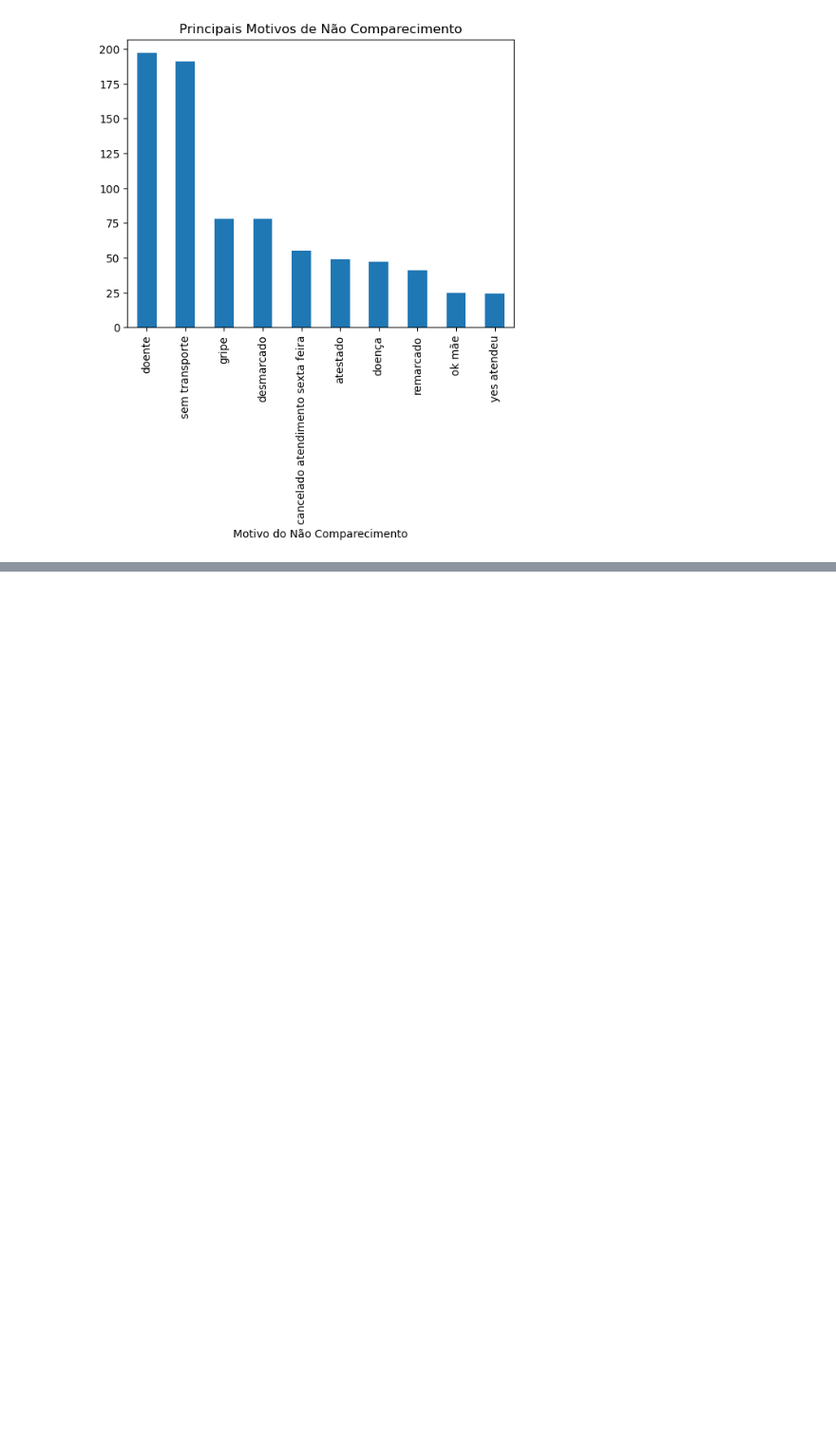
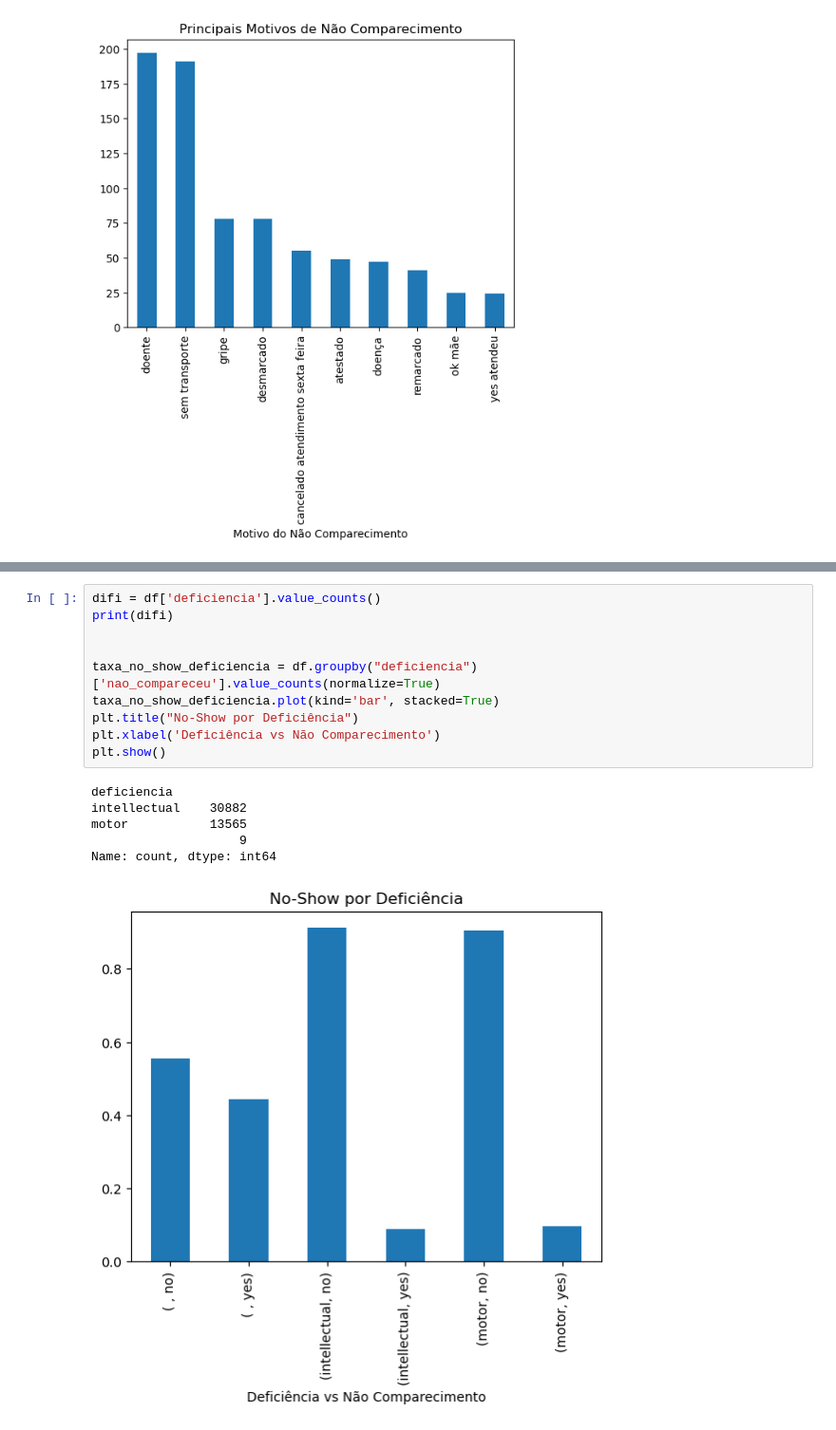
Before and after one commit to RodrigoD4v/no-show-prediction-model, a Jupyter notebook: notebooks/01_EDA.ipynb, the cells around one changed output, grey strips where cells are left out. Shown at 95% size. Saved outputs shown, nothing was run; the diff lists cells and outputs as text; blank space fills up the shorter version.

```diff
--- a/notebooks/01_EDA.ipynb
+++ b/notebooks/01_EDA.ipynb
@@ -346,0 +371,17 @@ plt.show()
+# %%
+difi = df['deficiencia'].value_counts()
+print(difi)
+
+
+taxa_no_show_deficiencia = df.groupby("deficiencia")['nao_compareceu'].value_counts(normalize=True)
+taxa_no_show_deficiencia.plot(kind='bar', stacked=True)
+plt.title("No-Show por Deficiência")
+plt.xlabel('Deficiência vs Não Comparecimento')
+plt.show()
+# %% [output]
+deficiencia
+intellectual    30882
+motor           13565
+                    9
+Name: count, dtype: int64
+[figure, added]
```
Also changed, not shown: parts of 6 cells of this notebook.
